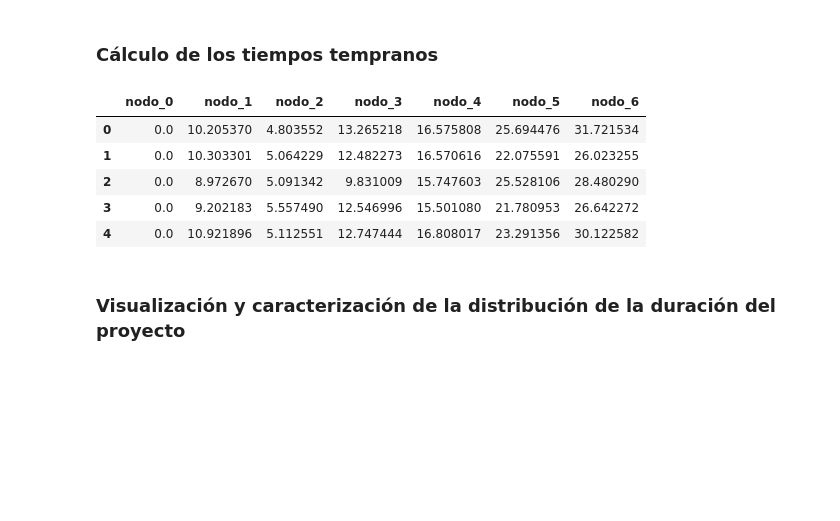
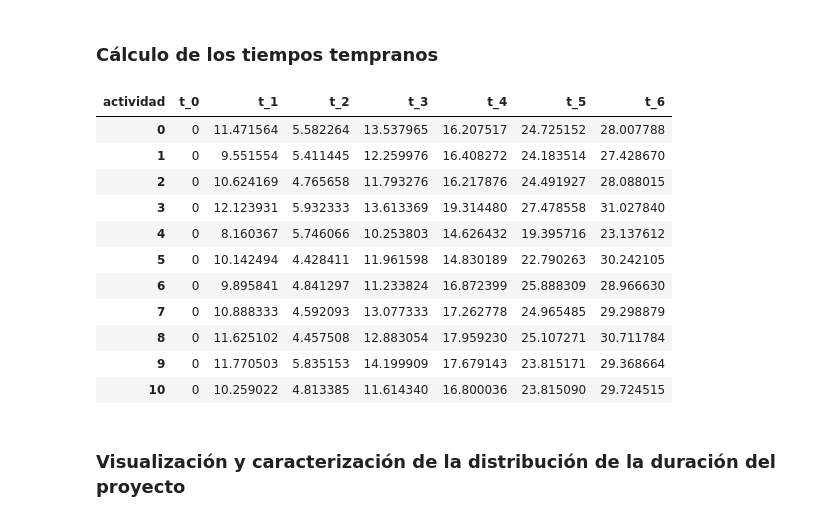
Before and after one commit to mcasl/pmULE, a Jupyter notebook: Montecarlo_Proyectos.ipynb, the cells around one changed output. Saved outputs shown, nothing was run; the diff lists cells and outputs as text; code cells hidden in the pictures; blank space fills up the shorter version.

```diff
--- a/Montecarlo_Proyectos.ipynb
+++ b/Montecarlo_Proyectos.ipynb
@@ -70,12 +102,46 @@ t_early['nodo_6'] = pd.DataFrame( { 'input_G': t_early['nodo_5'] + duration['G']
-# %%
-t_early.head()
-# %% [output]
-|  | nodo_0 | nodo_1 | nodo_2 | nodo_3 | nodo_4 | nodo_5 | nodo_6 |
-| 0 | 0.0 | 10.205370 | 4.803552 | 13.265218 | 16.575808 | 25.694476 | 31.721534 |
-| 1 | 0.0 | 10.303301 | 5.064229 | 12.482273 | 16.570616 | 22.075591 | 26.023255 |
-| 2 | 0.0 | 8.972670 | 5.091342 | 9.831009 | 15.747603 | 25.528106 | 28.480290 |
-| 3 | 0.0 | 9.202183 | 5.557490 | 12.546996 | 15.501080 | 21.780953 | 26.642272 |
-| 4 | 0.0 | 10.921896 | 5.112551 | 12.747444 | 16.808017 | 23.291356 | 30.122582 |
+# %%
+def row_max(A,B):
+    return pd.concat([A,B], axis=1).max(axis=1)
+# %%
+t_early = duration.copy()
+t_early.eval("""t_0 = 0
+
+                t_1 = t_0 + A
+
+                t_2 = t_0 + B
+
+                input_D = t_1 + D
+                input_f2 = t_2+ f2
+                t_3 = @row_max(input_D, input_f2)
+
+                input_C = t_1 + C
+                input_f1 = t_3 + f1
+                t_4 = @row_max(input_C, input_f1)
+
+                input_E = t_4 + E
+                input_F = t_3 + F
+                t_5 = @row_max(input_E, input_F)
+
+                input_G = t_5 + G
+                input_H = t_2 + H
+                t_6 = @row_max(input_G, input_H)
+                """, inplace=True)
+# %%
+nombre_nodos = ['t_'+ str(num) for num in range(7)]
+t_early.loc[0:10, nombre_nodos ]
+# %% [output]
+| actividad | t_0 | t_1 | t_2 | t_3 | t_4 | t_5 | t_6 |
+| 0 | 0 | 11.471564 | 5.582264 | 13.537965 | 16.207517 | 24.725152 | 28.007788 |
+| 1 | 0 | 9.551554 | 5.411445 | 12.259976 | 16.408272 | 24.183514 | 27.428670 |
+| 2 | 0 | 10.624169 | 4.765658 | 11.793276 | 16.217876 | 24.491927 | 28.088015 |
+| 3 | 0 | 12.123931 | 5.932333 | 13.613369 | 19.314480 | 27.478558 | 31.027840 |
+| 4 | 0 | 8.160367 | 5.746066 | 10.253803 | 14.626432 | 19.395716 | 23.137612 |
+| 5 | 0 | 10.142494 | 4.428411 | 11.961598 | 14.830189 | 22.790263 | 30.242105 |
+| 6 | 0 | 9.895841 | 4.841297 | 11.233824 | 16.872399 | 25.888309 | 28.966630 |
+| 7 | 0 | 10.888333 | 4.592093 | 13.077333 | 17.262778 | 24.965485 | 29.298879 |
+| 8 | 0 | 11.625102 | 4.457508 | 12.883054 | 17.959230 | 25.107271 | 30.711784 |
+| 9 | 0 | 11.770503 | 5.835153 | 14.199909 | 17.679143 | 23.815171 | 29.368664 |
+| 10 | 0 | 10.259022 | 4.813385 | 11.614340 | 16.800036 | 23.815090 | 29.724515 |
 # %% [markdown]
 ### Visualización y caracterización de la distribución de la duración del proyecto
 # %%
```
Also changed, not shown: parts of 26 cells of this notebook, 1 other file.
